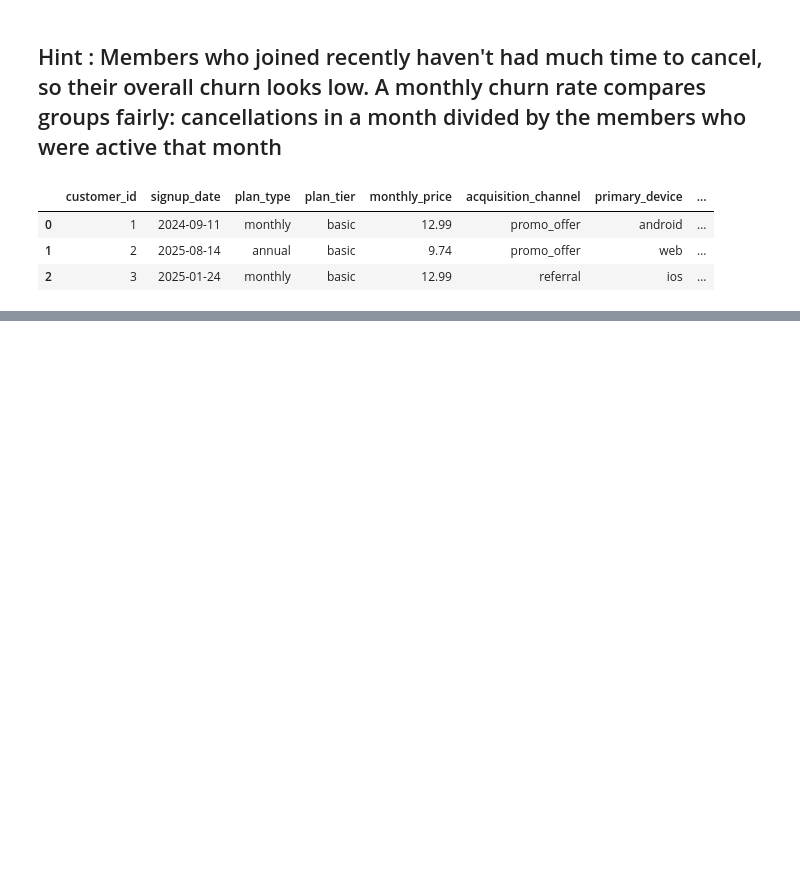
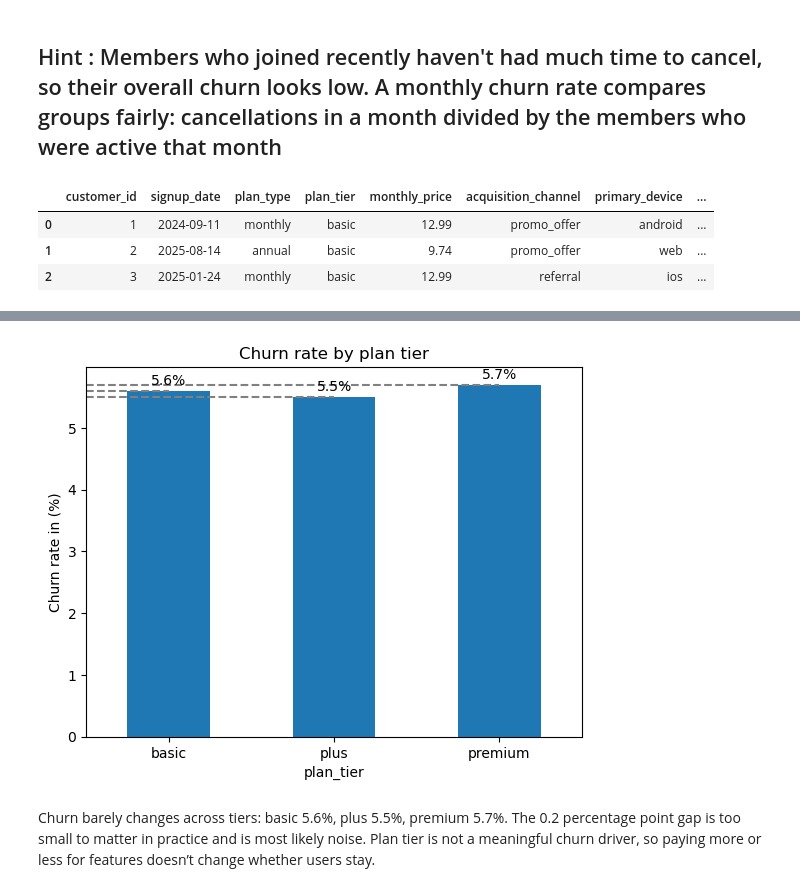
Before and after one commit to karanmagar921/Peloton_churn_analysis, a Jupyter notebook: evaluation.ipynb, the cells around one changed output, grey strips where cells are left out. Cells and saved outputs as stored; diff of their text form; code cells hidden in the pictures; blank space fills up the shorter version.

```diff
--- a/evaluation.ipynb
+++ b/evaluation.ipynb
@@ -299,0 +250,15 @@ df1
+# %%
+plan_tier_churn = (df.groupby('plan_tier')['cancelled'].mean() * 100).round(1)
+
+plan_tier_churn.plot(kind='bar')
+for i, v in enumerate(plan_tier_churn):
+    plt.hlines(v, xmin=-0.5, xmax=i, colors='grey', linestyles='--')
+    plt.text(i, v + 0.1, f'{v:.1f}%', ha='center')
+plt.title('Churn rate by plan tier')
+plt.ylabel('Churn rate in (%)')
+plt.xticks(rotation=0)
+plt.show()
+# %% [output]
+[figure, added]
+# %% [markdown]
+Churn barely changes across tiers: basic 5.6%, plus 5.5%, premium 5.7%. The 0.2 percentage point gap is too small to matter in practice and is most likely noise. Plan tier is not a meaningful churn driver, so paying more or less for features doesn’t change whether users stay.
```
Also changed, not shown: parts of 29 cells of this notebook.
